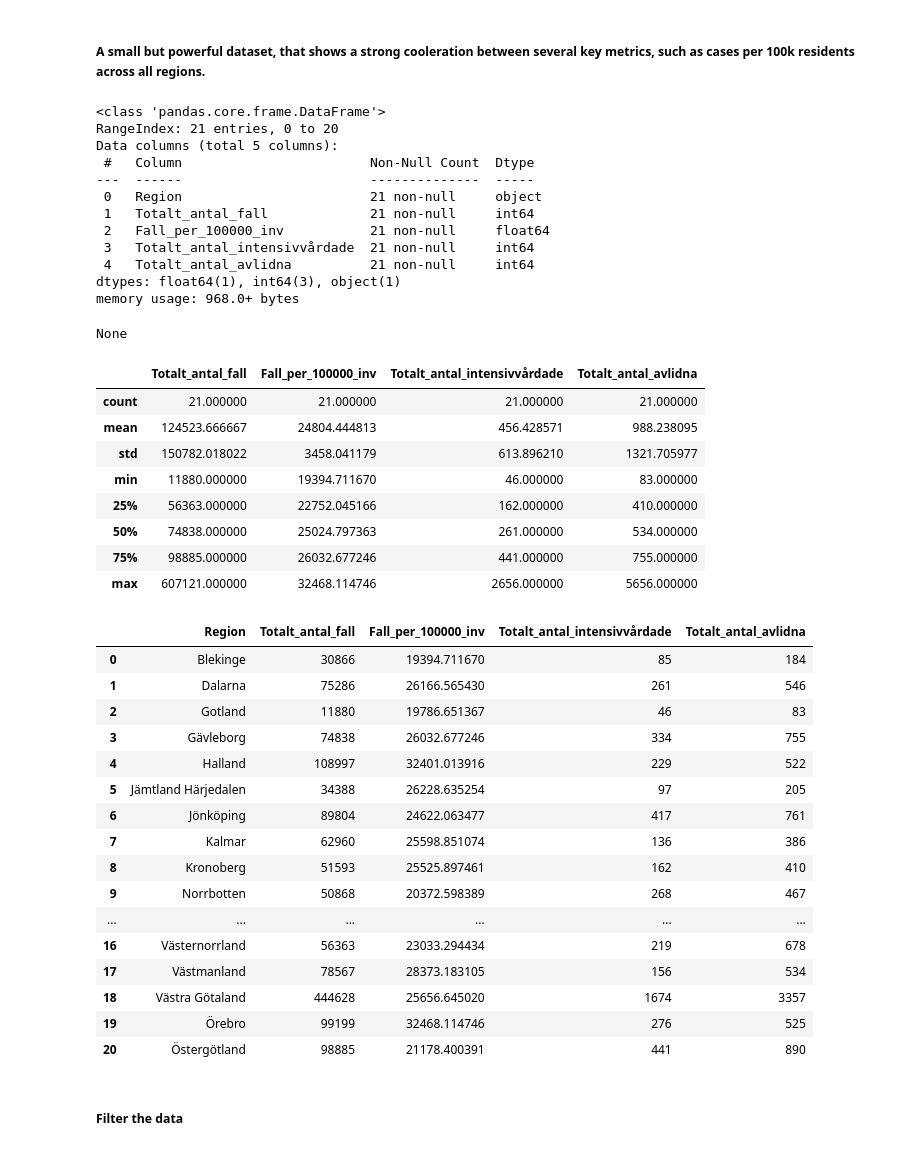
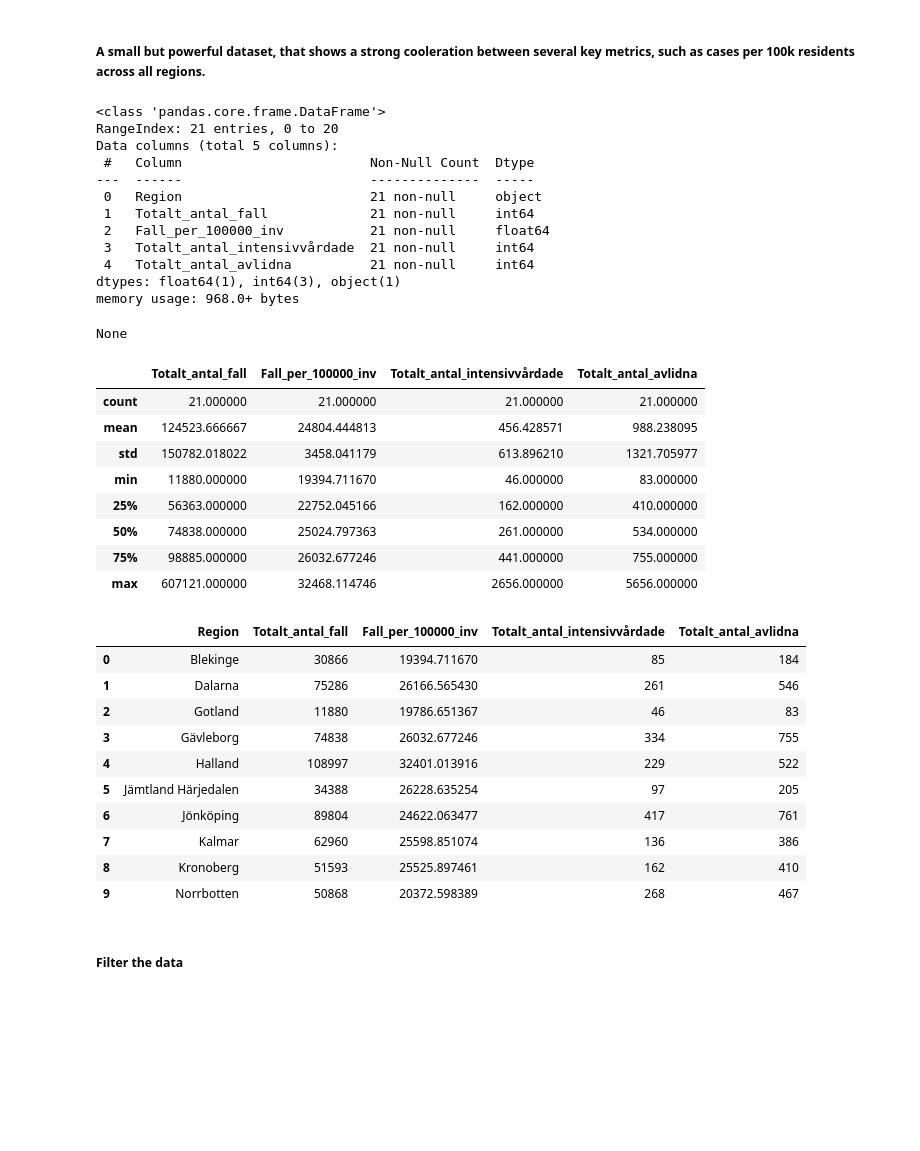
Before and after one commit to Kevy69/Databehandling-Kevin, a Jupyter notebook: Labs/Lab 1/Lab1.ipynb, the cells around one changed output. Cells and saved outputs as stored; diff of their text form; code cells hidden in the pictures; blank space fills up the shorter version.

```diff
--- a/Labs/Lab 1/Lab1.ipynb
+++ b/Labs/Lab 1/Lab1.ipynb
@@ -590,7 +576,7 @@ covid19_tot_num_per_region = pd.read_excel('covid19.xlsx', sheet_name='Totalt an
 # %%
 display(covid19_tot_num_per_region.info(),
         covid19_tot_num_per_region.describe(),
-        covid19_tot_num_per_region.head(30))
+        covid19_tot_num_per_region.head(10))
 # %% [output]
 <class 'pandas.core.frame.DataFrame'>
 RangeIndex: 21 entries, 0 to 20
@@ -598,39 +584,33 @@ Data columns (total 5 columns):
  #   Column                        Non-Null Count  Dtype
 ---  ------                        --------------  -----
  0   Region                        21 non-null     object
  1   Totalt_antal_fall             21 non-null     int64
  2   Fall_per_100000_inv           21 non-null     float64
  3   Totalt_antal_intensivvårdade  21 non-null     int64
  4   Totalt_antal_avlidna          21 non-null     int64
 dtypes: float64(1), int64(3), object(1)
 memory usage: 968.0+ bytes
 None
 |  | Totalt_antal_fall | Fall_per_100000_inv | Totalt_antal_intensivvårdade | Totalt_antal_avlidna |
 | count | 21.000000 | 21.000000 | 21.000000 | 21.000000 |
 | mean | 124523.666667 | 24804.444813 | 456.428571 | 988.238095 |
 | std | 150782.018022 | 3458.041179 | 613.896210 | 1321.705977 |
 | min | 11880.000000 | 19394.711670 | 46.000000 | 83.000000 |
 | 25% | 56363.000000 | 22752.045166 | 162.000000 | 410.000000 |
 | 50% | 74838.000000 | 25024.797363 | 261.000000 | 534.000000 |
 | 75% | 98885.000000 | 26032.677246 | 441.000000 | 755.000000 |
 | max | 607121.000000 | 32468.114746 | 2656.000000 | 5656.000000 |
 |  | Region | Totalt_antal_fall | Fall_per_100000_inv | Totalt_antal_intensivvårdade | Totalt_antal_avlidna |
 | 0 | Blekinge | 30866 | 19394.711670 | 85 | 184 |
 | 1 | Dalarna | 75286 | 26166.565430 | 261 | 546 |
 | 2 | Gotland | 11880 | 19786.651367 | 46 | 83 |
 | 3 | Gävleborg | 74838 | 26032.677246 | 334 | 755 |
 | 4 | Halland | 108997 | 32401.013916 | 229 | 522 |
 | 5 | Jämtland Härjedalen | 34388 | 26228.635254 | 97 | 205 |
 | 6 | Jönköping | 89804 | 24622.063477 | 417 | 761 |
 | 7 | Kalmar | 62960 | 25598.851074 | 136 | 386 |
 | 8 | Kronoberg | 51593 | 25525.897461 | 162 | 410 |
 | 9 | Norrbotten | 50868 | 20372.598389 | 268 | 467 |
-| ... | ... | ... | ... | ... | ... |
-| 16 | Västernorrland | 56363 | 23033.294434 | 219 | 678 |
-| 17 | Västmanland | 78567 | 28373.183105 | 156 | 534 |
-| 18 | Västra Götaland | 444628 | 25656.645020 | 1674 | 3357 |
-| 19 | Örebro | 99199 | 32468.114746 | 276 | 525 |
-| 20 | Östergötland | 98885 | 21178.400391 | 441 | 890 |
 # %% [markdown]
 ##### Filter the data
 # %%
```
Also changed, not shown: parts of 6 cells of this notebook, 8 other files.
